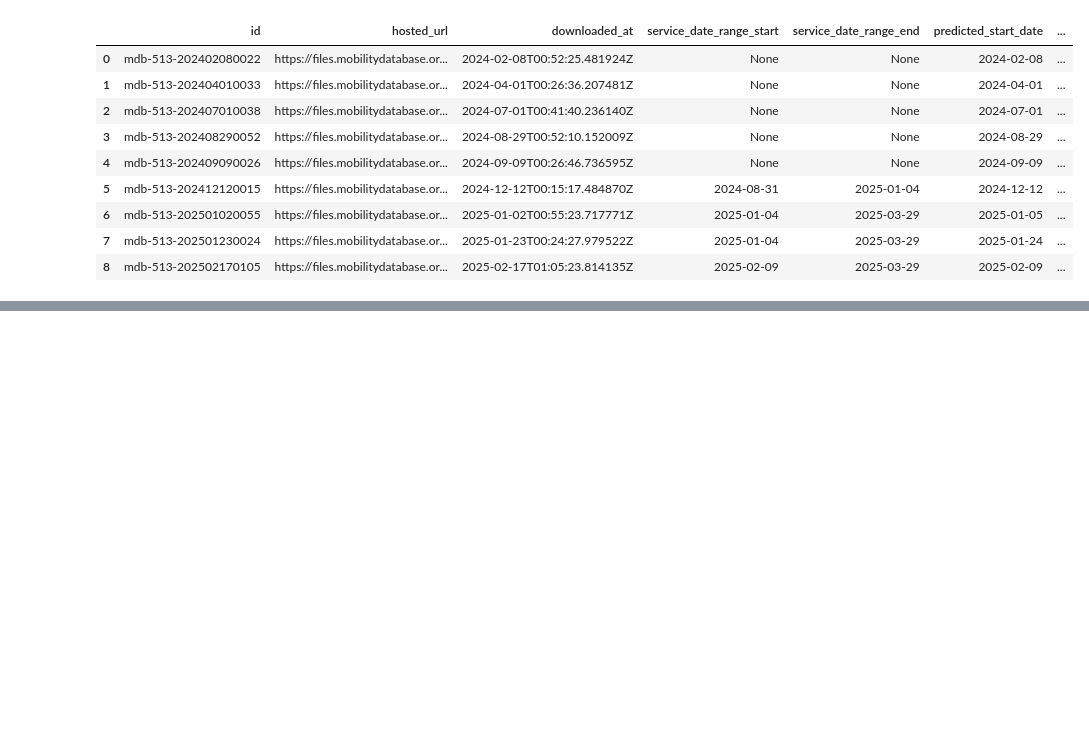
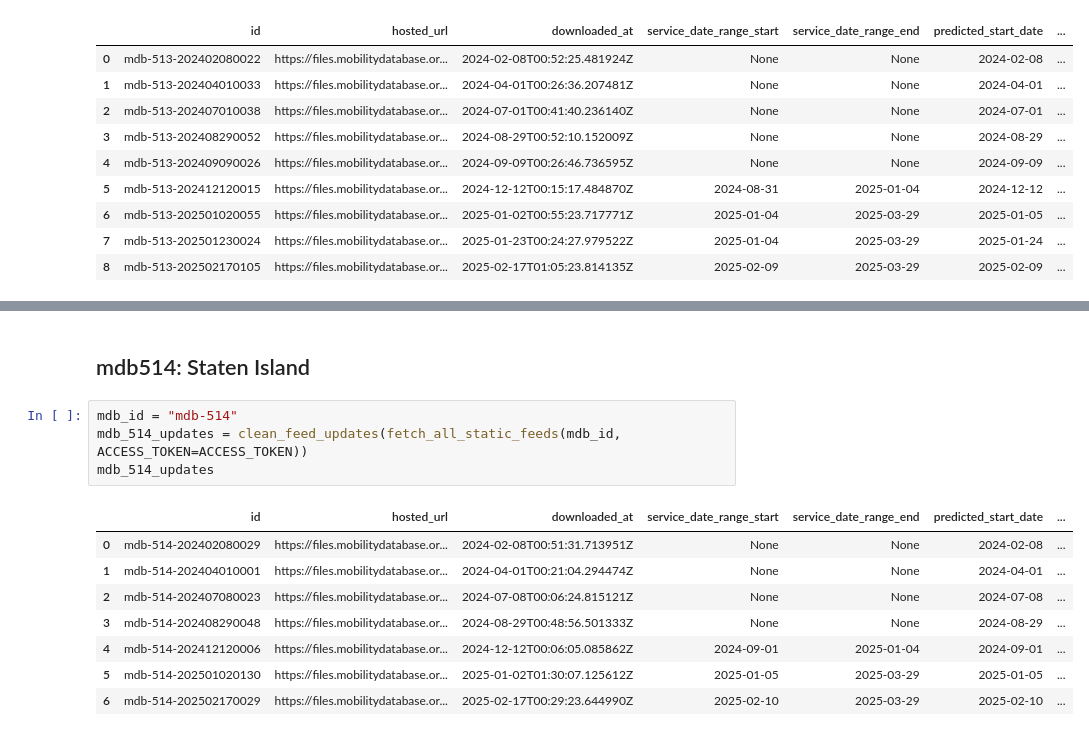
Before and after one commit to Cornell-Tech-Urban-Tech-Hub/gtfs-realtime-performance, a Jupyter notebook: notebooks/feed_match.ipynb, the cells around one changed output, grey strips where cells are left out. Cells and saved outputs as stored; diff of their text form; blank space fills up the shorter version.

```diff
--- a/notebooks/feed_match.ipynb
+++ b/notebooks/feed_match.ipynb
@@ -283,0 +235,15 @@ Parsed GTFS static feed
+# %% [markdown]
+## mdb514: Staten Island
+# %%
+mdb_id = "mdb-514"
+mdb_514_updates = clean_feed_updates(fetch_all_static_feeds(mdb_id, ACCESS_TOKEN=ACCESS_TOKEN))
+mdb_514_updates
+# %% [output]
+|  | id | hosted_url | downloaded_at | service_date_range_start | service_date_range_end | predicted_start_date | ... |
+| 0 | mdb-514-202402080029 | https://files.mobilitydatabase.or... | 2024-02-08T00:51:31.713951Z | None | None | 2024-02-08 | ... |
+| 1 | mdb-514-202404010001 | https://files.mobilitydatabase.or... | 2024-04-01T00:21:04.294474Z | None | None | 2024-04-01 | ... |
+| 2 | mdb-514-202407080023 | https://files.mobilitydatabase.or... | 2024-07-08T00:06:24.815121Z | None | None | 2024-07-08 | ... |
+| 3 | mdb-514-202408290048 | https://files.mobilitydatabase.or... | 2024-08-29T00:48:56.501333Z | None | None | 2024-08-29 | ... |
+| 4 | mdb-514-202412120006 | https://files.mobilitydatabase.or... | 2024-12-12T00:06:05.085862Z | 2024-09-01 | 2025-01-04 | 2024-09-01 | ... |
+| 5 | mdb-514-202501020130 | https://files.mobilitydatabase.or... | 2025-01-02T01:30:07.125612Z | 2025-01-05 | 2025-03-29 | 2025-01-05 | ... |
+| 6 | mdb-514-202502170029 | https://files.mobilitydatabase.or... | 2025-02-17T00:29:23.644990Z | 2025-02-10 | 2025-03-29 | 2025-02-10 | ... |
```
Also changed, not shown: parts of 14 cells of this notebook.
